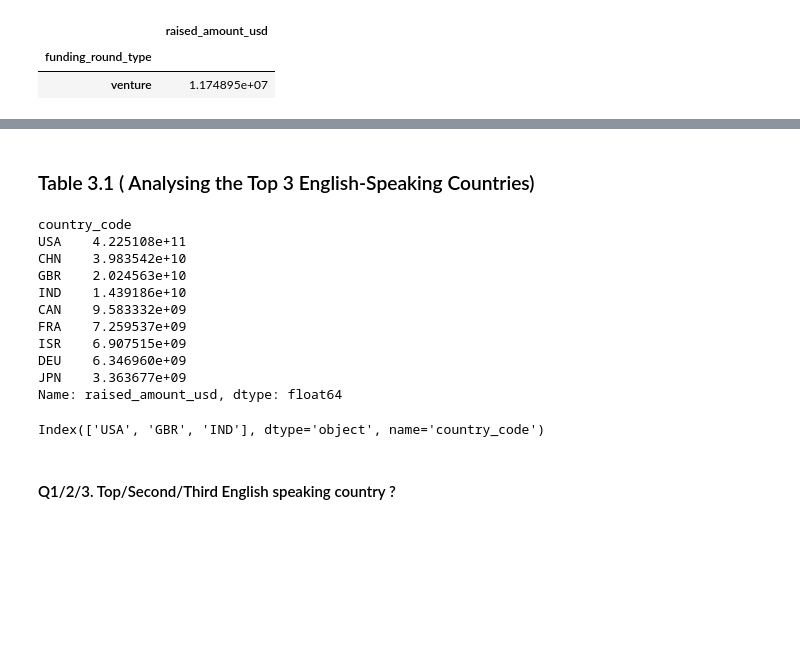
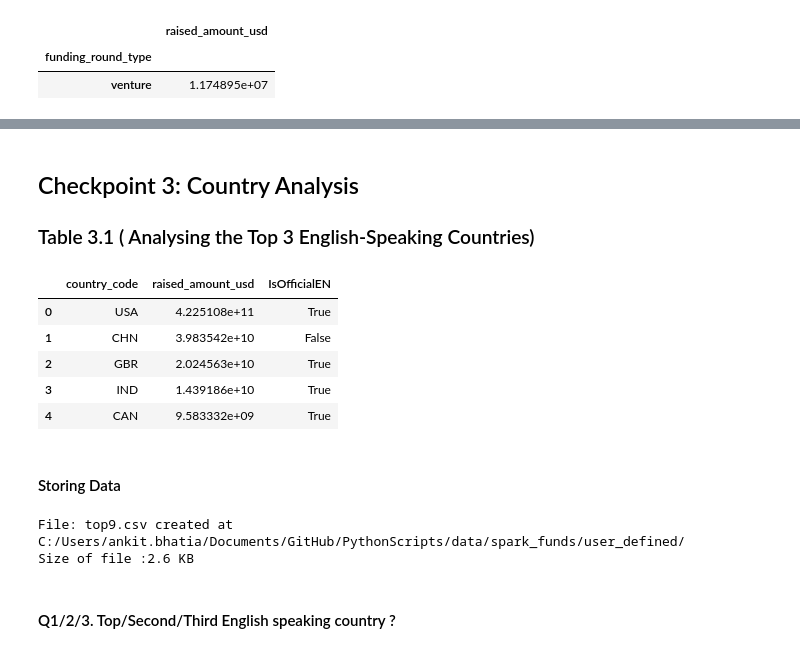
Before and after one commit to ab9bhatia/PythonScripts, a Jupyter notebook: scripts/Spark_Funds_Project.ipynb, the cells around one changed output, grey strips where cells are left out. Cells and saved outputs as stored; diff of their text form; code cells hidden in the pictures; blank space fills up the shorter version.

```diff
--- a/scripts/Spark_Funds_Project.ipynb
+++ b/scripts/Spark_Funds_Project.ipynb
@@ -140,41 +152,43 @@ master_frame_filtered.head(3)
 | 1 | /organization/-qounter | :Qounter | http://www.qounter.com | Application Platforms|Real Time|S... | operating | USA | DE | DE - Other | Delaware City | ... |
 | 3 | /organization/-the-one-of-them-inc- | (THE) ONE of THEM,Inc. | http://oneofthem.jp | Apps|Games|Mobile | operating | NaN | NaN | NaN | NaN | ... |
 # %% [markdown]
+## Checkpoint 3: Country Analysis
 ### Table 3.1 ( Analysing the Top 3 English-Speaking Countries)
 # %%
-top9 = master_frame_filtered.groupby('country_code')['raised_amount_usd'].sum().sort_values(ascending=False)[0:9]
-# combined top9.index[0:3]
-top = top9.index[0]
-top9
+top9 = master_frame_filtered.groupby('country_code')['raised_amount_usd'].sum().sort_values(ascending=False).reset_index()
-# %% [output]
-country_code
-USA    4.225108e+11
-CHN    3.983542e+10
-GBR    2.024563e+10
-IND    1.439186e+10
-CAN    9.583332e+09
-FRA    7.259537e+09
-ISR    6.907515e+09
-DEU    6.346960e+09
-JPN    3.363677e+09
-Name: raised_amount_usd, dtype: float64
 # %%
 # Now the requirement is to fetch top 3 countries from top 9 dataframe where official language is English, we will fetch this
 # information from MySQl > world database > country & country language table. Alternatively we can check this information
 # from the pdf provided, but there we have to hardcode the information.
 # Note : To match the countries in the countrylanguage table data with pdf data, I have inserted one entry of IND with
 # official language is English.
-# installed mysql using conda install -c anaconda mysql-connector-python
+# installed mysql connector for python using conda install -c anaconda mysql-connector-python
 
 import mysql.connector as con
 db_connection = con.connect(host='localhost', database='world', user='root', password='mysql@123')
 query = 'select code,name from country where code in(SELECT countrycode FROM COUNTRYLANGUAGE WHERE LANGUAGE=%s AND ISOFFICIAL=%s)'
+
+#countryEN contains all the country codes where official language is English
 countryEN =  pd.read_sql(sql =query,con =db_connection,params=['English','T'])
-countryEN.head()
-top3 = top9.index[top9.index.isin(countryEN['code'])][0:3]
-top3
-# %% [output]
-Index(['USA', 'GBR', 'IND'], dtype='object', name='country_code')
+# %%
+# Add a new column identifier, IsOfficialEN in top9 dataframe.
+top9['IsOfficialEN'] = top9.country_code.isin(countryEN['code'])
+top9.head()
+# %% [output]
+|  | country_code | raised_amount_usd | IsOfficialEN |
+| 0 | USA | 4.225108e+11 | True |
+| 1 | CHN | 3.983542e+10 | False |
+| 2 | GBR | 2.024563e+10 | True |
+| 3 | IND | 1.439186e+10 | True |
+| 4 | CAN | 9.583332e+09 | True |
+# %% [markdown]
+#### Storing Data
+# %%
+# Storing top9 dataframe at user location, we can then use this .csv directly in Tableau
+writeDF(top9,'top9',dir_out)
+# %% [output]
+File: top9.csv created at C:/Users/ankit.bhatia/Documents/GitHub/PythonScripts/data/spark_funds/user_defined/
+Size of file :2.6 KB
 # %% [markdown]
 #### Q1/2/3. Top/Second/Third English speaking country ?
 # %%
```
Also changed, not shown: parts of 32 cells of this notebook, 3 other files.
